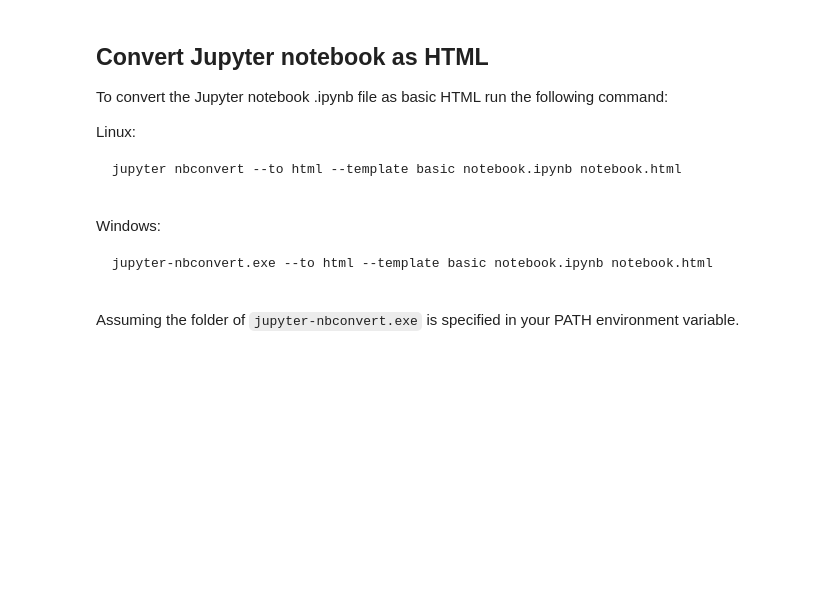
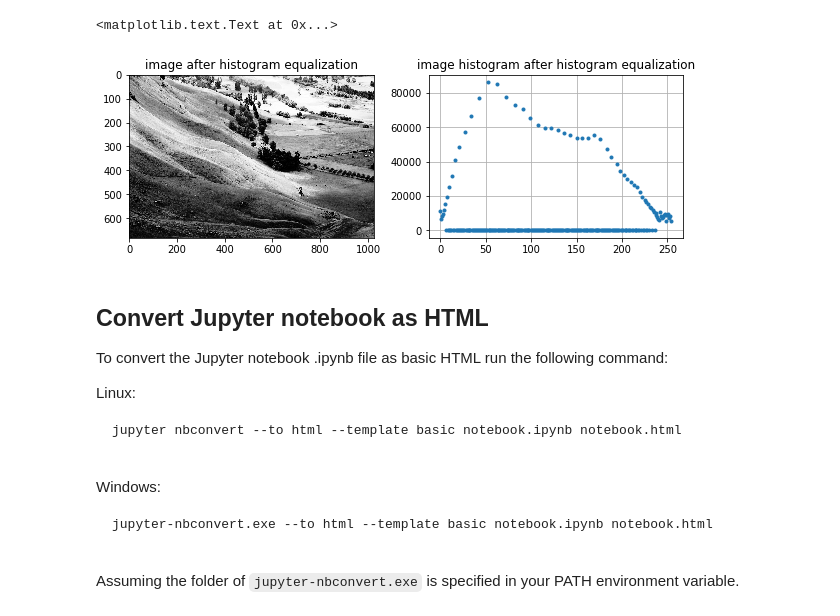
Before and after one commit to mattipellikka/blog, a Jupyter notebook: how_to_wordpress/how_to_wordpress.ipynb, the cells around one changed output. Drawn from its saved outputs; the diff is of its cells as text; code cells hidden in the pictures; blank space fills up the shorter version.

```diff
--- a/how_to_wordpress/how_to_wordpress.ipynb
+++ b/how_to_wordpress/how_to_wordpress.ipynb
@@ -35,3 +113,20 @@ set_matplotlib_formats('pdf', 'png')
+# %%
+# image and its histogram after histogram equalization
+
+im2 = equalize(im)
+hist2 = histogram(im2)
+
+plt.figure(figsize=(10,3))
+plt.subplot(1, 2, 1)
+plt.imshow(im2)
+plt.title('image after histogram equalization')
+plt.subplot(1, 2, 2)
+plt.plot(hist2,'.')
+plt.grid()
+plt.title('image histogram after histogram equalization')
+# %% [output]
+<matplotlib.text.Text at 0x...>
+[figure, added]
 # %% [markdown]
 ## Convert Jupyter notebook as HTML
 To convert the Jupyter notebook .ipynb file as basic HTML run the following command:
```
Also changed, not shown: parts of 9 cells of this notebook.
